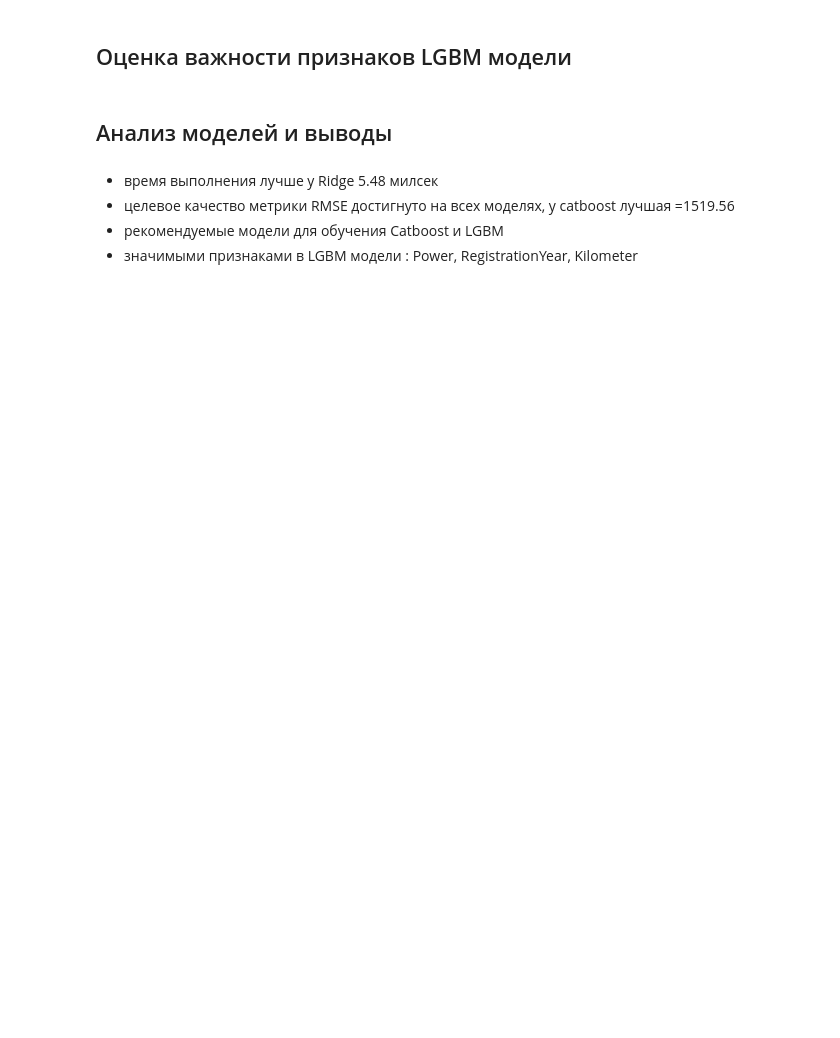
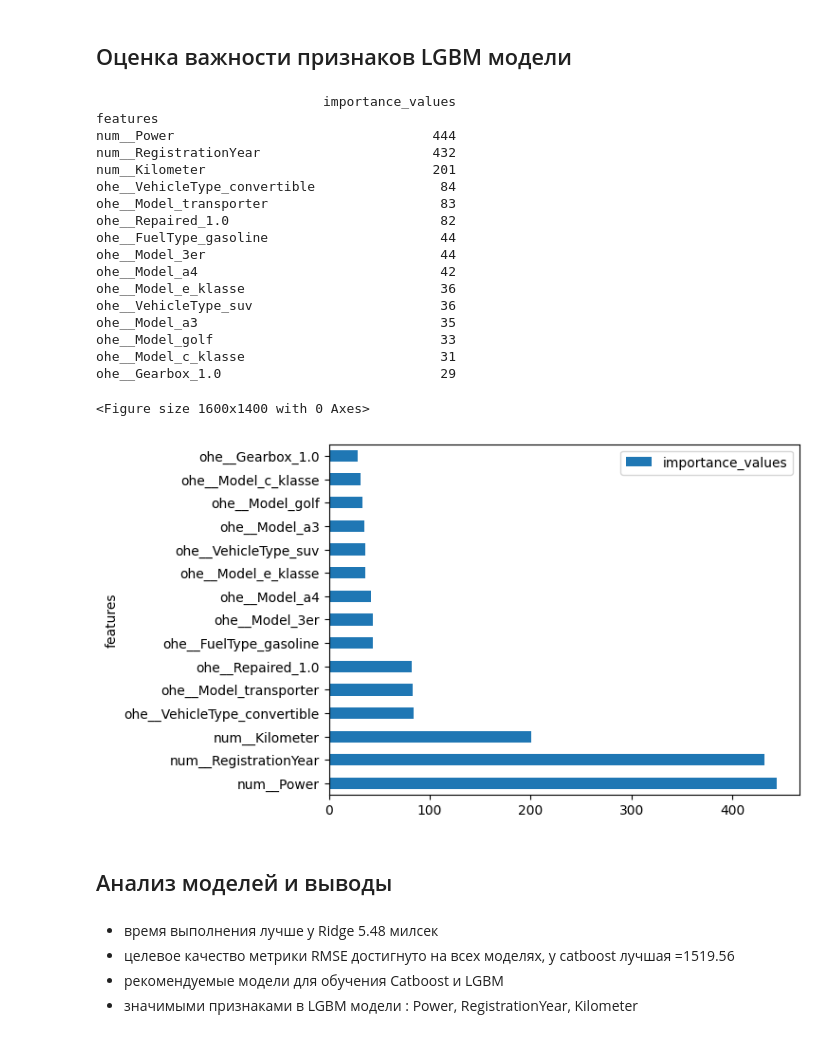
Before and after one commit to Mihail-Chr/projects, a Jupyter notebook: ML/car_cost/ML_car_cost_regression_catboost.ipynb, the cells around one changed output. Cells and saved outputs as stored; diff of their text form; code cells hidden in the pictures; blank space fills up the shorter version.

```diff
--- a/ML/car_cost/ML_car_cost_regression_catboost.ipynb
+++ b/ML/car_cost/ML_car_cost_regression_catboost.ipynb
@@ -532,19 +542,43 @@ NameError: name 'results_model' is not defined
 # %% [markdown]
 ## Оценка важности признаков LGBM модели
 # %%
-best_model_LGBM = LGBMRegressor(metric='neg_root_mean_squared_error',
+est_model_LGBM = LGBMRegressor(metric='neg_root_mean_squared_error',
                       random_state=RANDOM_STATE,
                       verbose= 0)
 best_model_LGBM.fit(X_transformed,y_train)
 # Plot feature importances
 features = data_preprocessor.get_feature_names_out() #X_transformed.columns()
 importance_values = best_model_LGBM.feature_importances_
 
-feat = pd.DataFrame([features,importance_values ],columns=['features','importance_values'] ).T.sort_values(['importance_values'],ascending=False)[:15]
+feat = pd.DataFrame([features,importance_values ]).T
+feat = feat.rename(columns={ 0:'features',1:'importance_values'}).set_index(['features'])
+
+feat = feat.sort_values(['importance_values'],ascending=False)[:15]
+
 print(feat)
 plt.figure(figsize=(16,14))
 feat.plot.barh()
 plt.show()
+# %% [output]
+                             importance_values
+features
+num__Power                                 444
+num__RegistrationYear                      432
+num__Kilometer                             201
+ohe__VehicleType_convertible                84
+ohe__Model_transporter                      83
+ohe__Repaired_1.0                           82
+ohe__FuelType_gasoline                      44
+ohe__Model_3er                              44
+ohe__Model_a4                               42
+ohe__Model_e_klasse                         36
+ohe__VehicleType_suv                        36
+ohe__Model_a3                               35
+ohe__Model_golf                             33
+ohe__Model_c_klasse                         31
+ohe__Gearbox_1.0                            29
+<Figure size 1600x1400 with 0 Axes>
+[figure, added]
 # %% [markdown]
 ## Анализ моделей и выводы
 # %% [markdown]
```
Also changed, not shown: parts of 6 cells of this notebook.
